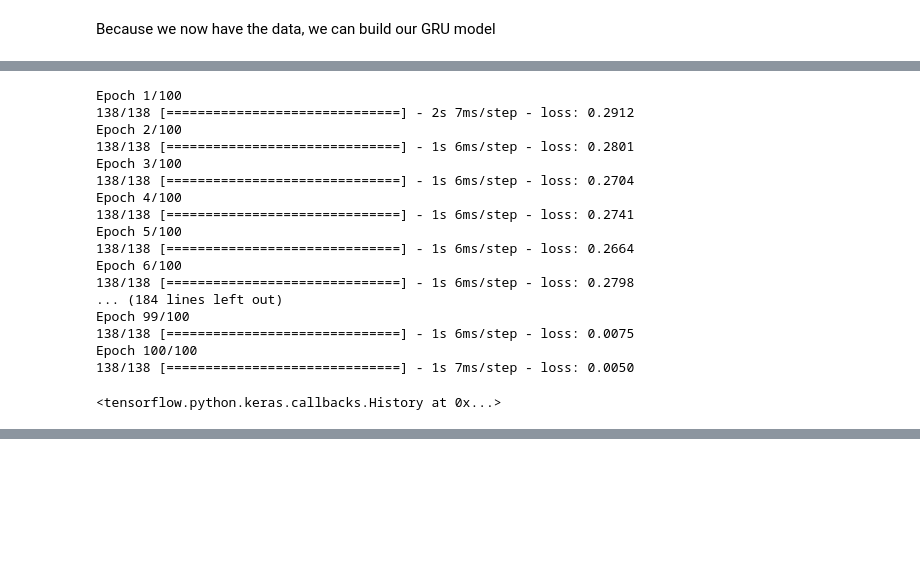
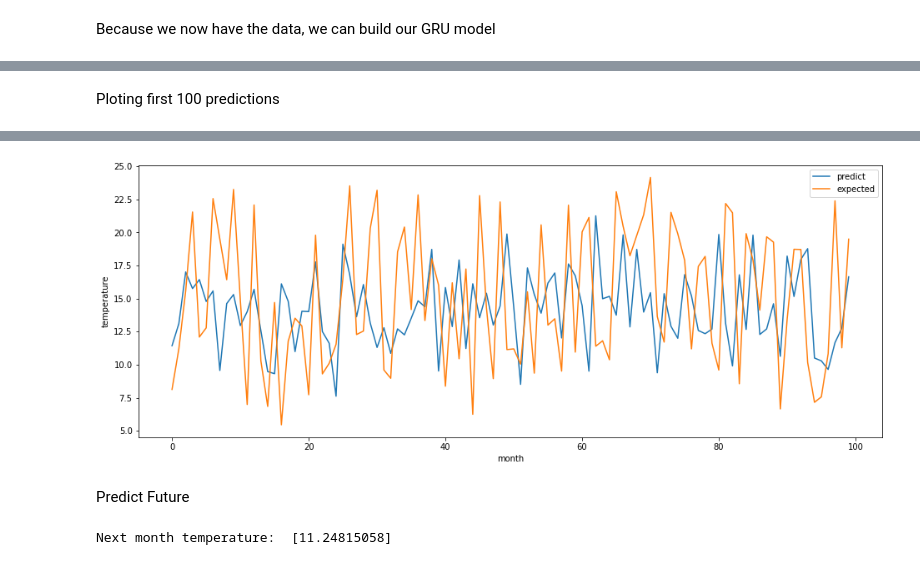
Before and after one commit to BrunoEMendes/Google_colab_NN, a Jupyter notebook: GruPredictTemp.ipynb, the cells around one changed output, grey strips where cells are left out. Cells and saved outputs as stored; diff of their text form; code cells hidden in the pictures; blank space fills up the shorter version.

```diff
--- a/GruPredictTemp.ipynb
+++ b/GruPredictTemp.ipynb
@@ -189,23 +189,25 @@ Non-trainable params: 0
 _________________________________________________________________
 None
 # %%
-model.fit(X_train, y_train, batch_size=8, epochs=100, verbose = 1)
+model.fit(X_train, y_train, batch_size=8, epochs=200)
-# %% [output]
-Epoch 1/100
-138/138 [==============================] - 2s 7ms/step - loss: 0.2912
-Epoch 2/100
-138/138 [==============================] - 1s 6ms/step - loss: 0.2801
-Epoch 3/100
-138/138 [==============================] - 1s 6ms/step - loss: 0.2704
-Epoch 4/100
-138/138 [==============================] - 1s 6ms/step - loss: 0.2741
-Epoch 5/100
-138/138 [==============================] - 1s 6ms/step - loss: 0.2664
-Epoch 6/100
-138/138 [==============================] - 1s 6ms/step - loss: 0.2798
-... (184 lines left out)
-Epoch 99/100
-138/138 [==============================] - 1s 6ms/step - loss: 0.0075
-Epoch 100/100
-138/138 [==============================] - 1s 7ms/step - loss: 0.0050
-<tensorflow.python.keras.callbacks.History at 0x...>
+# %% [markdown]
+Ploting first 100 predictions
+# %%
+
+def inverse_scaling(y_inverted):
+  y_inverted = np.c_[y_inverted, np.zeros(y_inverted.shape)]
+  return min_max_scaler.inverse_transform(y_inverted)[:, 0]
+
+print(model.evaluate(X_test, y_test))
+y_predict = model.predict(X_test, verbose = 1)
+y_predict_inverted = inverse_scaling(y_predict)[len(y_predict) - 100:]
+y_test_inverted = inverse_scaling(y_test)[len(y_predict) - 100:]
+
+plt.figure(1, figsize =(16, 6))
+pred_plot,  = plt.plot(range(0, len(y_predict_inverted)), y_predict_inverted, label = 'predict')
+expec_plot,  = plt.plot(range(0, len(y_test_inverted)), y_test_inverted, label = 'expected')
+plt.legend(handles=[pred_plot, expec_plot])
+plt.xlabel('month')
+plt.ylabel('temperature')
+plt.show()
+# %% [output]
@@ -211,0 +217,15 @@ Epoch 100/100
+[figure, added]
+# %% [markdown]
+Predict Future
+# %%
+
+X_future = []
+for i in range(X.shape[0], X.shape[0] + 1):
+  X_future.append(X[i - time_steps: i, :])
+
+X_future = np.array(X_future)
+y_future = model.predict(X_future)
+y_future_inversed = inverse_scaling(y_future)
+print('Next month temperature: ', y_future_inversed)
+# %% [output]
+Next month temperature:  [11.24815058]
```
Also changed, not shown: parts of 2 cells of this notebook.
